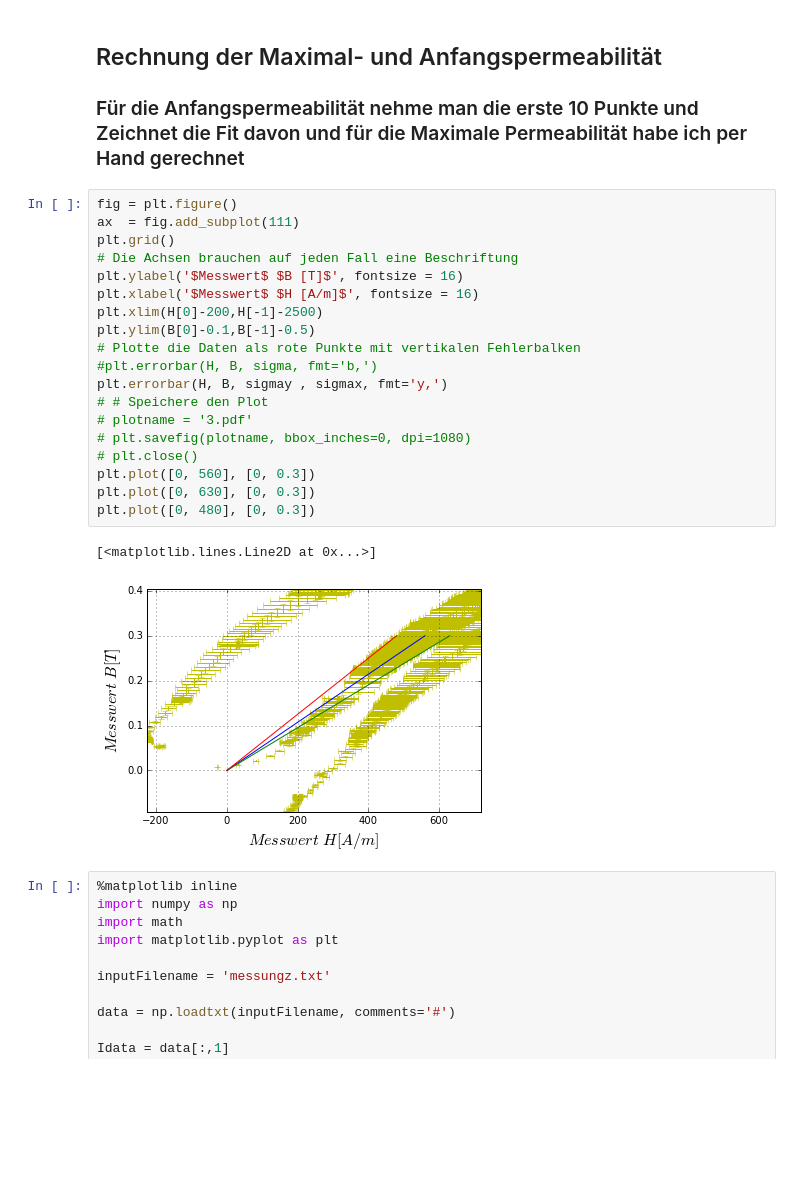
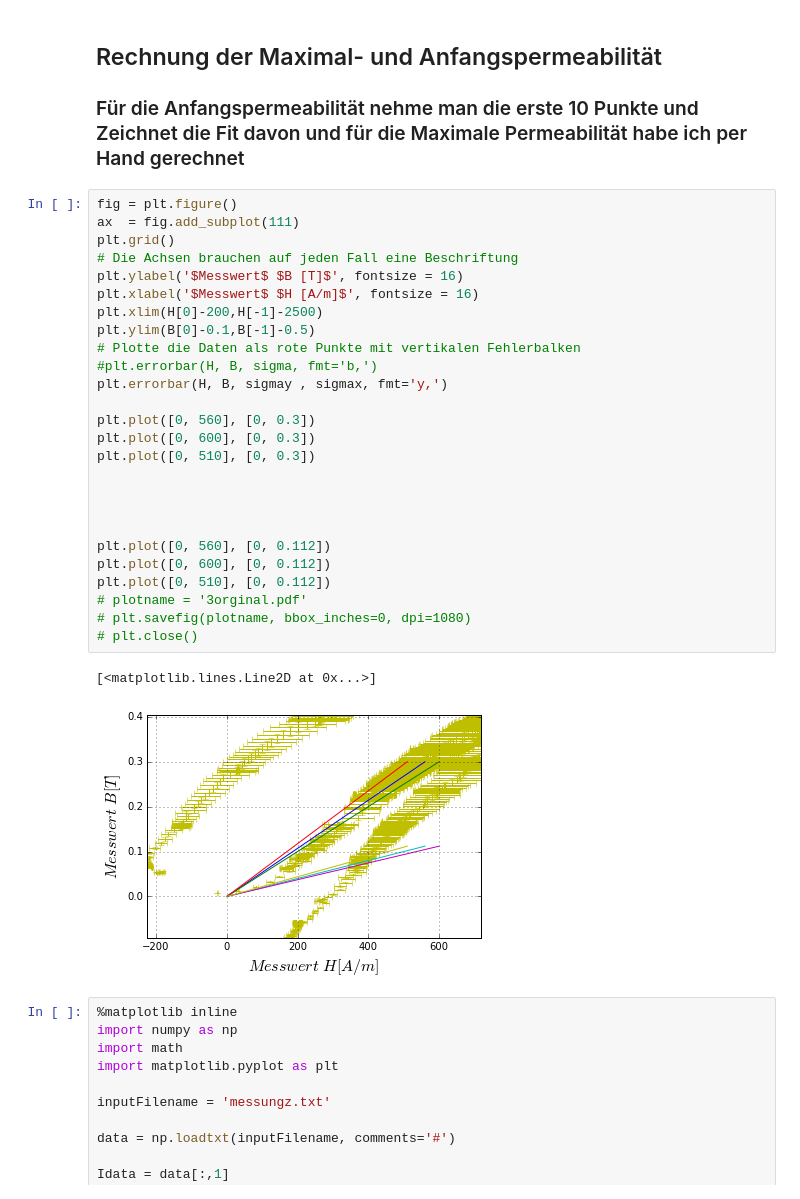
Before and after one commit to alibabaei1/praktikum2, a Jupyter notebook: Hysterese.ipynb, the cells around one changed output. Saved outputs shown, nothing was run; the diff lists cells and outputs as text; blank space fills up the shorter version.

```diff
--- a/Hysterese.ipynb
+++ b/Hysterese.ipynb
@@ -74,25 +74,32 @@ plt.errorbar(H, B, sigmay*0 , sigmax*0, fmt='g,')
 # %%
 fig = plt.figure()
 ax  = fig.add_subplot(111)
 plt.grid()
 # Die Achsen brauchen auf jeden Fall eine Beschriftung
 plt.ylabel('$Messwert$ $B [T]$', fontsize = 16)
 plt.xlabel('$Messwert$ $H [A/m]$', fontsize = 16)
 plt.xlim(H[0]-200,H[-1]-2500)
 plt.ylim(B[0]-0.1,B[-1]-0.5)
 # Plotte die Daten als rote Punkte mit vertikalen Fehlerbalken
 #plt.errorbar(H, B, sigma, fmt='b,')
 plt.errorbar(H, B, sigmay , sigmax, fmt='y,')
-# # Speichere den Plot
-# plotname = '3.pdf'
+
+plt.plot([0, 560], [0, 0.3])
+plt.plot([0, 600], [0, 0.3])
+plt.plot([0, 510], [0, 0.3])
+
+
+
+
+plt.plot([0, 560], [0, 0.112])
+plt.plot([0, 600], [0, 0.112])
+plt.plot([0, 510], [0, 0.112])
+# plotname = '3orginal.pdf'
 # plt.savefig(plotname, bbox_inches=0, dpi=1080)
 # plt.close()
-plt.plot([0, 560], [0, 0.3])
-plt.plot([0, 630], [0, 0.3])
-plt.plot([0, 480], [0, 0.3])
 # %% [output]
 [<matplotlib.lines.Line2D at 0x...>]
-[figure, old version]
+[figure, new version]
 # %%
 %matplotlib inline
 import numpy as np
```
